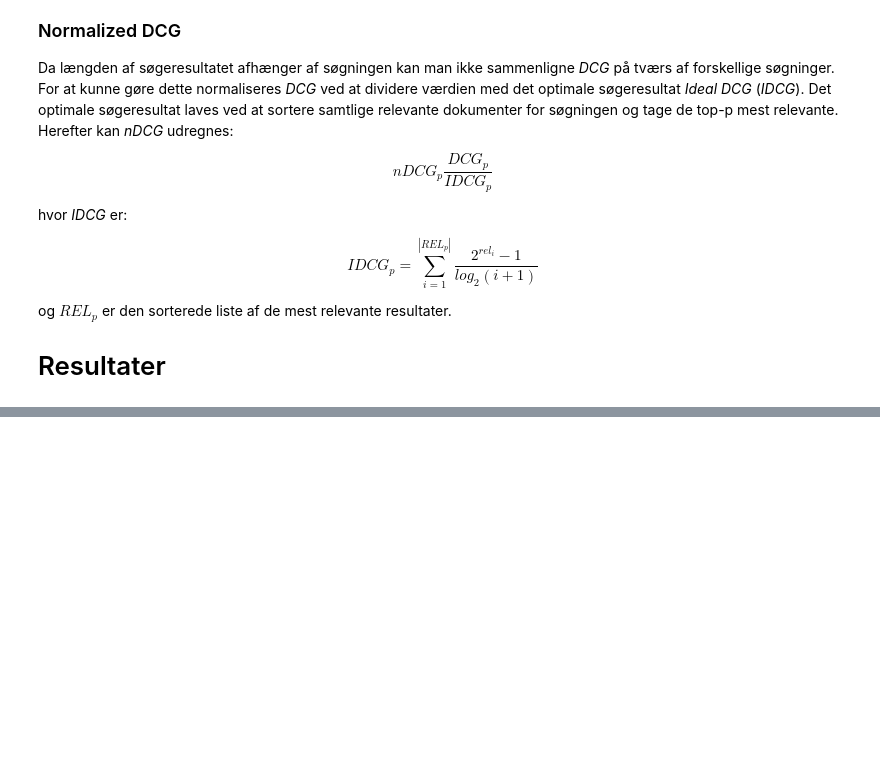
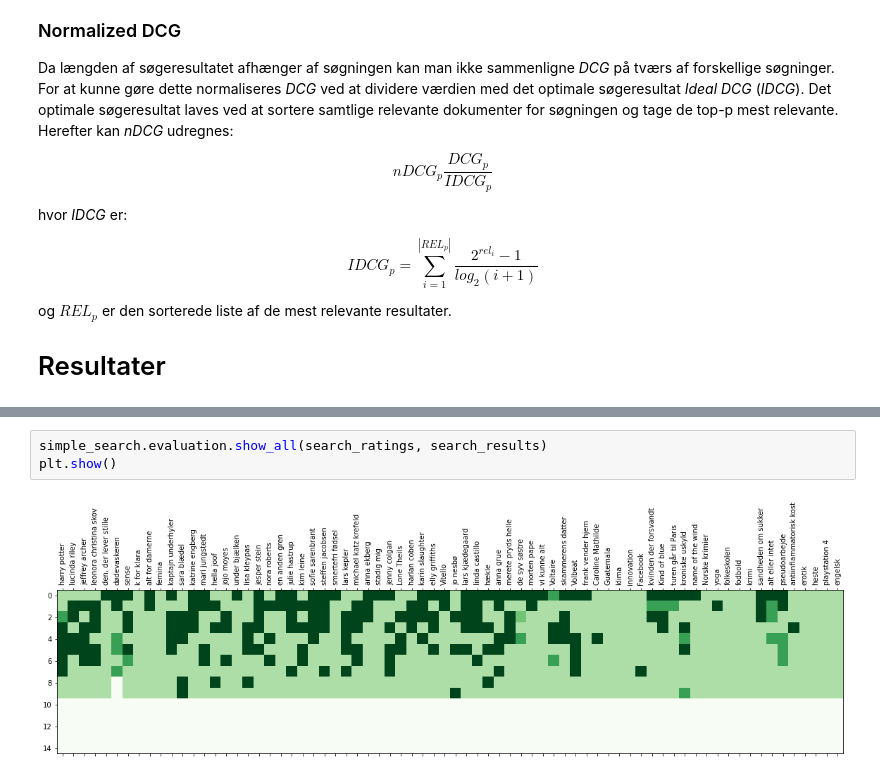
Before and after one commit to DBCDK/simple-search, a Jupyter notebook: notebooks/cisterne-evaluation.ipynb, the cells around one changed output, grey strips where cells are left out. Cells and saved outputs as stored; diff of their text form; blank space fills up the shorter version.

```diff
--- a/notebooks/cisterne-evaluation.ipynb
+++ b/notebooks/cisterne-evaluation.ipynb
@@ -223,0 +149,5 @@ show_all(search_ratings, search_results)
+# %%
+simple_search.evaluation.show_all(search_ratings, search_results)
+plt.show()
+# %% [output]
+[figure, added]
```
Also changed, not shown: parts of 10 cells of this notebook, 3 other files.
